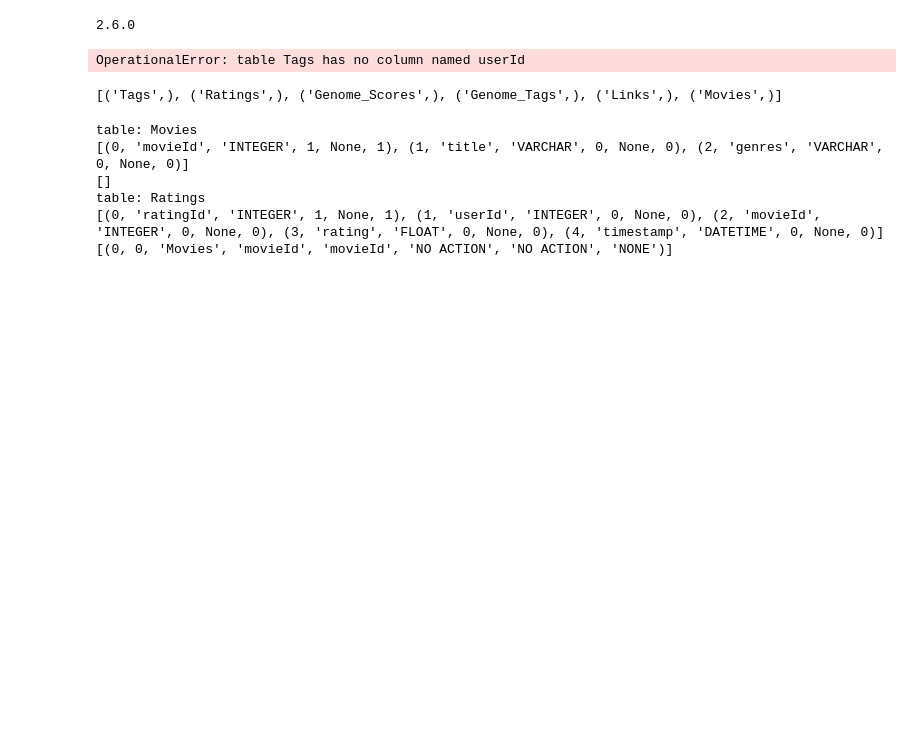
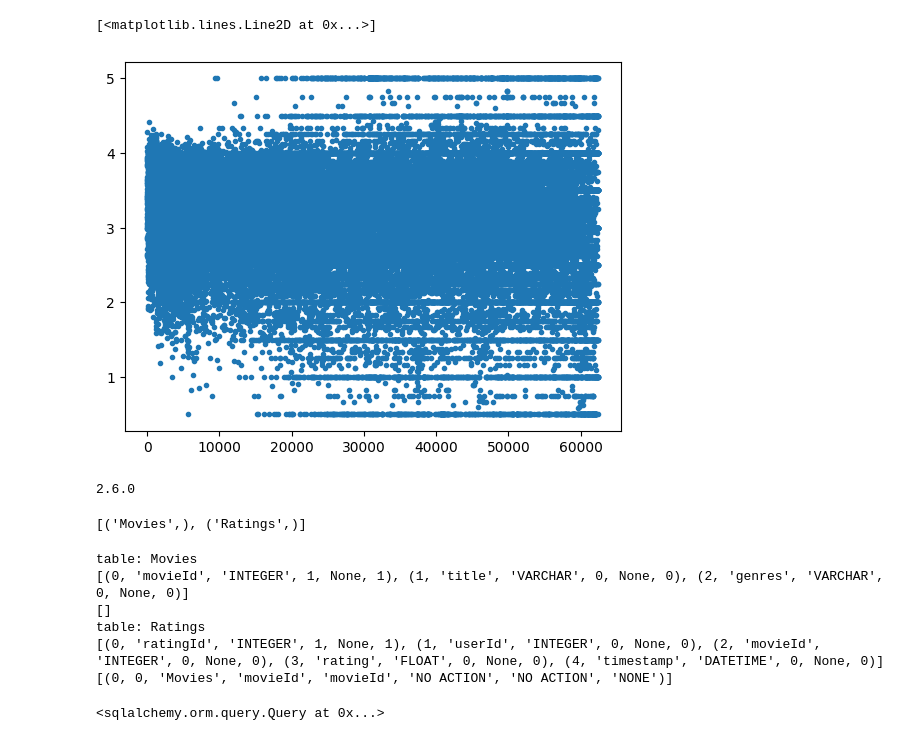
Before and after one commit to ThomasR155/MovieLens_DataStorage, a Jupyter notebook: db_init.ipynb, the cells around one changed output. Cells and saved outputs as stored; diff of their text form; code cells hidden in the pictures; blank space fills up the shorter version.

```diff
--- a/db_init.ipynb
+++ b/db_init.ipynb
@@ -135,3 +91,8 @@ class Link(Base):
+# %%
+plt.plot(avg_of_ratings,".")
+# %% [output]
+[<matplotlib.lines.Line2D at 0x...>]
+[figure, added]
 # %%
 
 engine = create_engine("sqlite:///Database/movielens.db")
@@ -142,23 +101,23 @@ session = Session()
 #connect to database and import als csv files as tables
 from sqlalchemy.types import Integer, String, DateTime
 connection=create_connection("Database/movielens.db")
-load_csv_to_db(connection, "movielens/tags.csv", "Tags")
+#load_csv_to_db(connection, "movielens/tags.csv", "Tags")
+load_csv_to_db(connection, "movielens/movies.csv","Movies")
 load_csv_to_db(connection, "movielens/ratings.csv", "Ratings")
-load_csv_to_db(connection, "movielens/genome-scores.csv", "Genome_Scores")
-load_csv_to_db(connection, "movielens/genome-tags.csv", "Genome_Tags")
-load_csv_to_db(connection, "movielens/links.csv", "Links")
-load_csv_to_db(connection, "movielens/movies.csv","Movies")
+
+#load_csv_to_db(connection, "movielens/genome-scores.csv", "Genome_Scores")
+#load_csv_to_db(connection, "movielens/genome-tags.csv", "Genome_Tags")
+#load_csv_to_db(connection, "movielens/links.csv", "Links")
 # %% [output]
 2.6.0
-OperationalError: table Tags has no column named userId
 # %%
 sql_query = """SELECT name FROM sqlite_master
-  WHERE type='table';"""
+  WHERE type='index';"""
 cursor = connection.cursor()
 cursor.execute(sql_query)
 print(cursor.fetchall())
 # %% [output]
-[('Tags',), ('Ratings',), ('Genome_Scores',), ('Genome_Tags',), ('Links',), ('Movies',)]
+[('Movies',), ('Ratings',)]
 # %%
 db = connection.cursor()
 rows = db.execute("SELECT name FROM sqlite_master WHERE type = 'table'")
@@ -180,3 +139,7 @@ table: Movies
 table: Ratings
 [(0, 'ratingId', 'INTEGER', 1, None, 1), (1, 'userId', 'INTEGER', 0, None, 0), (2, 'movieId', 'INTEGER', 0, None, 0), (3, 'rating', 'FLOAT', 0, None, 0), (4, 'timestamp', 'DATETIME', 0, None, 0)]
 [(0, 0, 'Movies', 'movieId', 'movieId', 'NO ACTION', 'NO ACTION', 'NONE')]
+# %%
+session.query(Movie)
+# %% [output]
+<sqlalchemy.orm.query.Query at 0x...>
```
Also changed, not shown: parts of 10 cells of this notebook, 1 other file.
